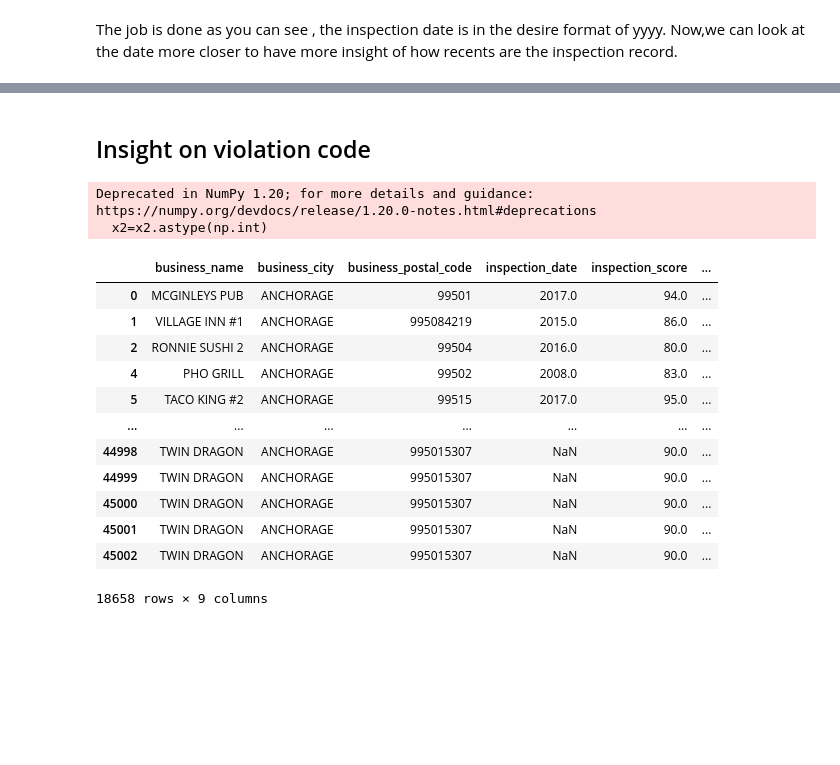
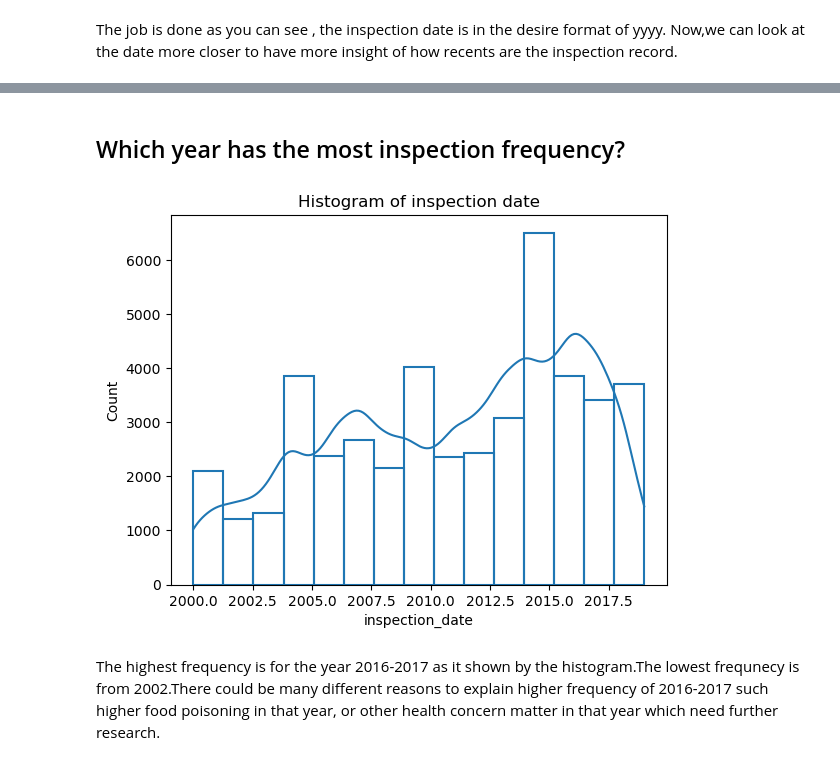
Before and after one commit to mpaydar/Restaurant_and_food_inspection_dataset, a Jupyter notebook: Alaska_Resturaunt_Inspection.ipynb, the cells around one changed output, grey strips where cells are left out. Drawn from its saved outputs; the diff is of its cells as text; code cells hidden in the pictures; blank space fills up the shorter version.

Commit message:
Add histogram,added more to the introduction(how the inspection score is interpreted) to the project 1/14/2023

```diff
--- a/Alaska_Resturaunt_Inspection.ipynb
+++ b/Alaska_Resturaunt_Inspection.ipynb
@@ -219,31 +235,16 @@ yearFrequency
 # %% [markdown]
-## Insight on violation code
+## Which year has the most inspection frequency?
 # %%
 violationFrequency=dataframe.violation_code.value_counts()
 violationFrame=pd.DataFrame(violationFrequency)
 # x2=violationFrame['violation_code'].tolist()
 x2=dataframe.inspection_date
-x2=x2.to_numpy()
-x2=x2.astype(np.int)
-year = pd.DataFrame(x2)
-dataframe['inspection_date']=year
-dataframe
-# sns.boxplot(data=violationFrame,x=dataframe.inspection_date,y=dataframe.violation_code)
-# yearFrequency['inspection frequency/year'].hist(by=violationFrame['violation_code'])
-# dataframe['violation_code'].hist(by=yearFrequency["inspection frequency/year"])
+dataframe['inspection_date']=x2.astype('int64')
+
+x_value=x2.value_counts()
+sns.histplot(dataframe['inspection_date'], kde =True,fill=False,bins=15).set_title("Histogram of inspection date")
+plt.xlabel="year of inspctions"
 # %% [output]
-Deprecated in NumPy 1.20; for more details and guidance: https://numpy.org/devdocs/release/1.20.0-notes.html#deprecations
-  x2=x2.astype(np.int)
-|  | business_name | business_city | business_postal_code | inspection_date | inspection_score | ... |
-| 0 | MCGINLEYS PUB | ANCHORAGE | 99501 | 2017.0 | 94.0 | ... |
-| 1 | VILLAGE INN #1 | ANCHORAGE | 995084219 | 2015.0 | 86.0 | ... |
-| 2 | RONNIE SUSHI 2 | ANCHORAGE | 99504 | 2016.0 | 80.0 | ... |
-| 4 | PHO GRILL | ANCHORAGE | 99502 | 2008.0 | 83.0 | ... |
-| 5 | TACO KING #2 | ANCHORAGE | 99515 | 2017.0 | 95.0 | ... |
-| ... | ... | ... | ... | ... | ... | ... |
-| 44998 | TWIN DRAGON | ANCHORAGE | 995015307 | NaN | 90.0 | ... |
-| 44999 | TWIN DRAGON | ANCHORAGE | 995015307 | NaN | 90.0 | ... |
-| 45000 | TWIN DRAGON | ANCHORAGE | 995015307 | NaN | 90.0 | ... |
-| 45001 | TWIN DRAGON | ANCHORAGE | 995015307 | NaN | 90.0 | ... |
-| 45002 | TWIN DRAGON | ANCHORAGE | 995015307 | NaN | 90.0 | ... |
-18658 rows × 9 columns
+[figure, added]
+# %% [markdown]
+The highest frequency is for the year 2016-2017 as it shown by the histogram.The lowest frequnecy is from 2002.There could be many different reasons to explain higher frequency of 2016-2017 such higher food poisoning in that year, or other health concern matter in that year  which need further research.
```
Also changed, not shown: parts of 3 cells of this notebook.
